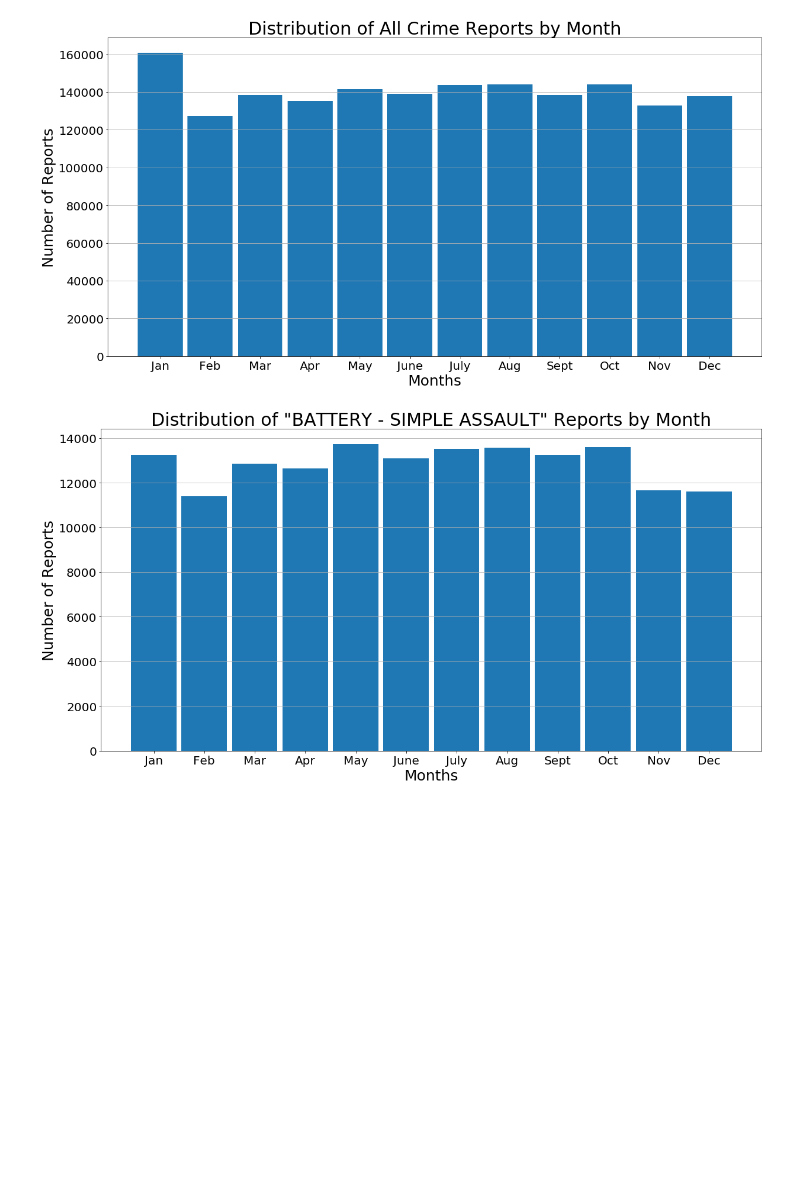
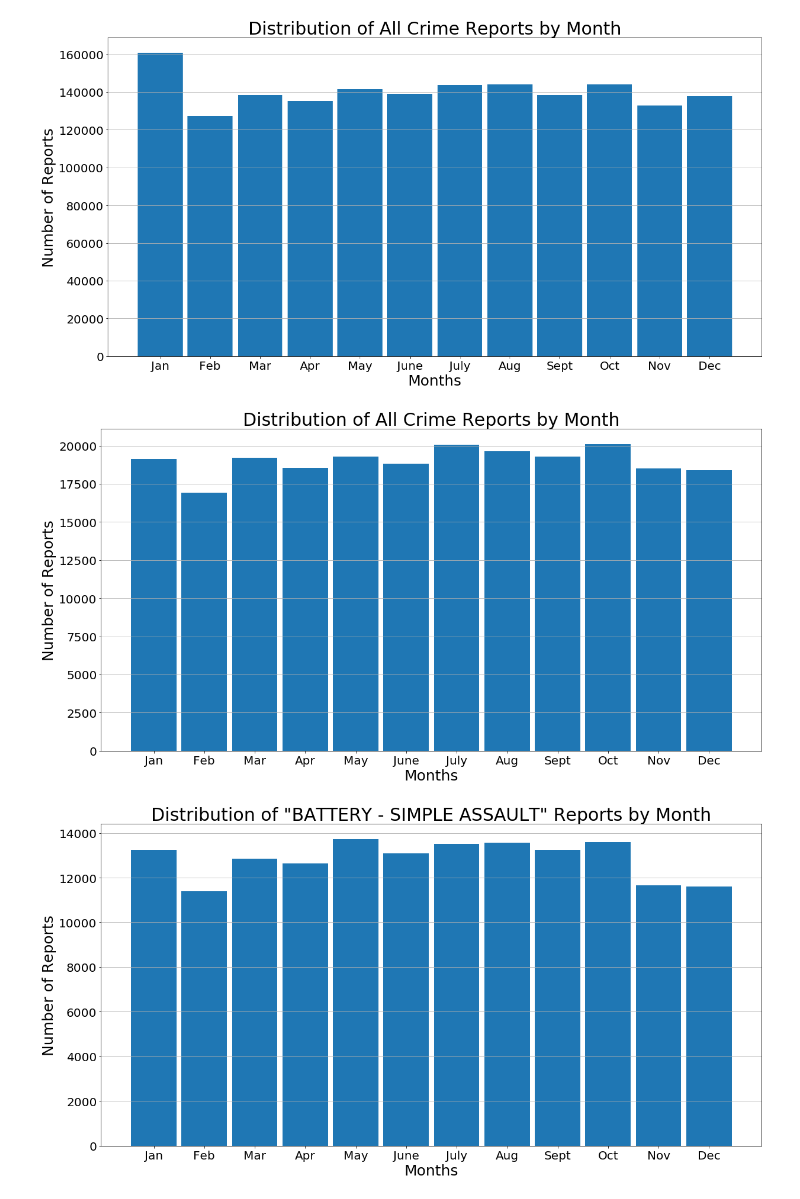
Before and after one commit to MaxwellWilliams/defogger, a Jupyter notebook: general_analysis.ipynb, the cells around one changed output. Drawn from its saved outputs; the diff is of its cells as text; code cells hidden in the pictures; blank space fills up the shorter version.

```diff
--- a/general_analysis.ipynb
+++ b/general_analysis.ipynb
@@ -178,6 +193,10 @@ def bar_graph(df, title, x_title, x_labels):
 crime_time_distribution('month')
 # %% [output]
 [figure]
+# %%
+crime_time_distribution('month', year=2017)
+# %% [output]
+[figure, added]
 # %%
 crime_time_distribution('month', 624)
 # %% [output]
```
Also changed, not shown: parts of 7 cells of this notebook.
